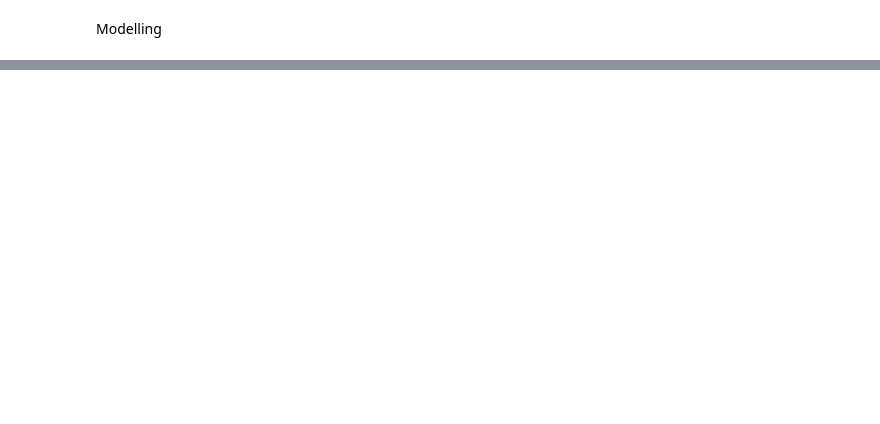
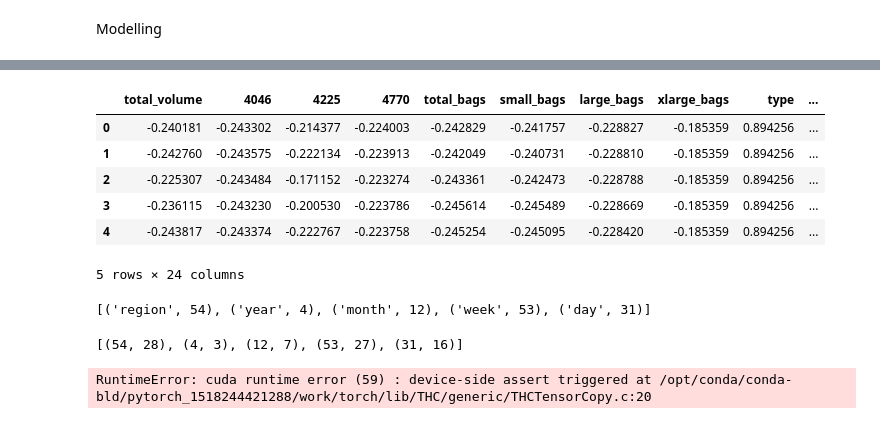
Before and after one commit to sam-harvey/kaggle-avocado-prices, a Jupyter notebook: Avocado pricing.ipynb, the cells around one changed output, grey strips where cells are left out. Cells and saved outputs as stored; diff of their text form; code cells hidden in the pictures; blank space fills up the shorter version.

Commit message:
upto creating model object

```diff
--- a/Avocado pricing.ipynb
+++ b/Avocado pricing.ipynb
@@ -99,0 +74,10 @@ AttributeError: Can only use .cat accessor with a 'category' dtype
+# %%
+#Convert type to bool
+df_avocado['type'] = df_avocado['type'] == 'conventional'
+# %%
+#Convert all non-cat variables to float
+cat_vars = (factor_vars + ordered_factors)
+
+for f in df_avocado.columns:
+    if(np.logical_not(np.isin(f, cat_vars))):
+        df_avocado[f] = df_avocado[f].fillna(0).astype('float32')
@@ -99,0 +87,23 @@ AttributeError: Can only use .cat accessor with a 'category' dtype
+# %%
+#Create data split
+train_idx = list(range(0, int(len(df_avocado) * .9)))
+val_idx = list(range(int(len(df_avocado) * .8) + 1, int(len(df_avocado) * .9)))
+test_idx = list(range(int(len(df_avocado) * .9) + 1, int(len(df_avocado))))
+
+df_train = df_avocado.copy().iloc[train_idx]
+# df_val = df_avocado.copy().iloc[val_idx]
+df_test = df_avocado.copy().iloc[test_idx]
+# %%
+train, y, nas, mapper = proc_df(df_train, y_fld = 'average_price', do_scale=True)
+test, _, nas, mapper =  proc_df(df_test, y_fld = 'average_price', do_scale=True, mapper=mapper, na_dict=nas)
+# %%
+yl = np.log(y)
+train.head(5)
+# %% [output]
+|  | total_volume | 4046 | 4225 | 4770 | total_bags | small_bags | large_bags | xlarge_bags | type | ... |
+| 0 | -0.240181 | -0.243302 | -0.214377 | -0.224003 | -0.242829 | -0.241757 | -0.228827 | -0.185359 | 0.894256 | ... |
+| 1 | -0.242760 | -0.243575 | -0.222134 | -0.223913 | -0.242049 | -0.240731 | -0.228810 | -0.185359 | 0.894256 | ... |
+| 2 | -0.225307 | -0.243484 | -0.171152 | -0.223274 | -0.243361 | -0.242473 | -0.228788 | -0.185359 | 0.894256 | ... |
+| 3 | -0.236115 | -0.243230 | -0.200530 | -0.223786 | -0.245614 | -0.245489 | -0.228669 | -0.185359 | 0.894256 | ... |
+| 4 | -0.243817 | -0.243374 | -0.222767 | -0.223758 | -0.245254 | -0.245095 | -0.228420 | -0.185359 | 0.894256 | ... |
+5 rows × 24 columns
@@ -99,0 +113,10 @@ AttributeError: Can only use .cat accessor with a 'category' dtype
+# %%
+cat_sz = [(c, len(df_avocado[c].cat.categories)) for c in cat_vars]
+cat_sz
+# %% [output]
+[('region', 54), ('year', 4), ('month', 12), ('week', 53), ('day', 31)]
+# %%
+emb_szs = [(c, min(50, (c+2)//2)) for _,c in cat_sz]
+emb_szs
+# %% [output]
+[(54, 28), (4, 3), (12, 7), (53, 27), (31, 16)]
@@ -99,0 +125,8 @@ AttributeError: Can only use .cat accessor with a 'category' dtype
+# %%
+max_log_y = np.max(yl)
+y_range = (0, max_log_y*1.2)
+# len(train.columns)-len(cat_vars)
+m = model_data.get_learner(emb_szs, len(train.columns)-len(cat_vars),
+                   0.04, 1, [10,5], [0.01,0.01], y_range=y_range)
+# %% [output]
+RuntimeError: cuda runtime error (59) : device-side assert triggered at /opt/conda/conda-bld/pytorch_1518244421288/work/torch/lib/THC/generic/THCTensorCopy.c:20
```
Also changed, not shown: parts of 17 cells of this notebook.
